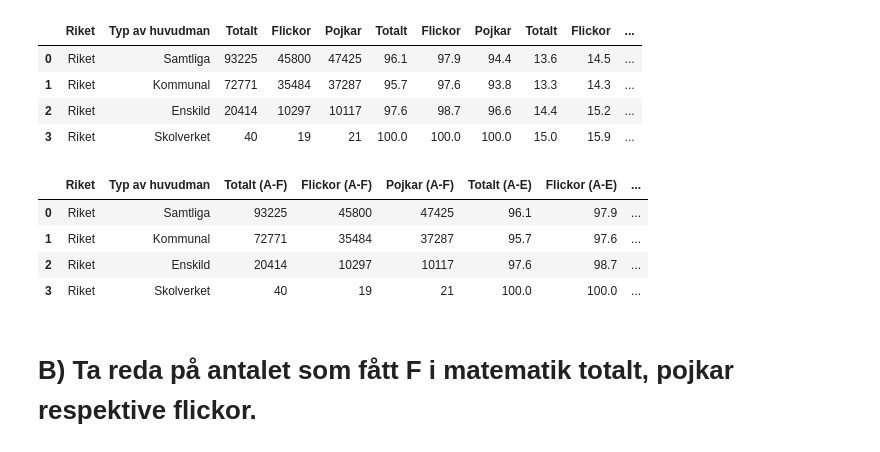
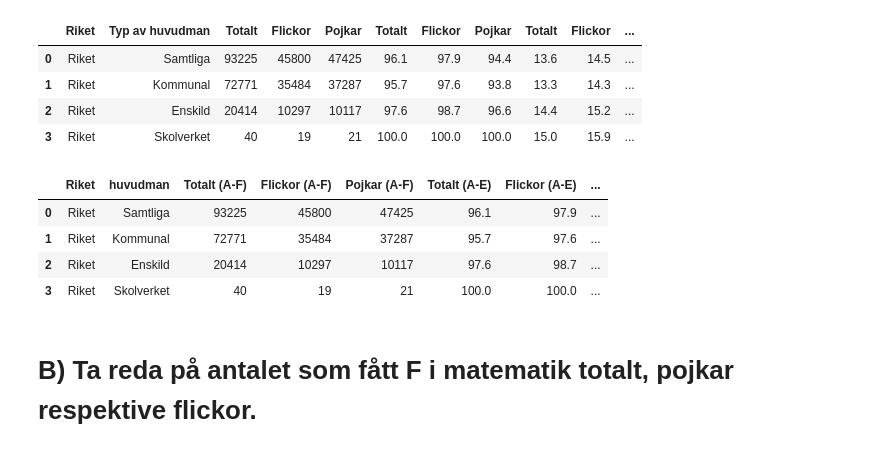
Before and after one commit to mosendamnit/Python-Muhsin-Ahmad-OPA23, a Jupyter notebook: Lab2/Uppgift_0/lab2.ipynb, the cells around one changed output. Drawn from its saved outputs; the diff is of its cells as text; code cells hidden in the pictures.

```diff
--- a/Lab2/Uppgift_0/lab2.ipynb
+++ b/Lab2/Uppgift_0/lab2.ipynb
@@ -16,15 +19,15 @@ df_skola
 | 2 | Riket | Enskild | 20414 | 10297 | 10117 | 97.6 | 98.7 | 96.6 | 14.4 | 15.2 | ... |
 | 3 | Riket | Skolverket | 40 | 19 | 21 | 100.0 | 100.0 | 100.0 | 15.0 | 15.9 | ... |
 # %%
-column_rename = {df_skola.columns[2]: "Totalt (A-F)" , df_skola.columns[3]: "Flickor (A-F)" , df_skola.columns[4]: "Pojkar (A-F)" , df_skola.columns[5]: "Totalt (A-E)" , df_skola.columns[6]: "Flickor (A-E)" , df_skola.columns[7]: "Pojkar (A-E)", df_skola.columns[8]: "Totalt (Poäng)" , df_skola.columns[9]: "Flickor (Poäng)" , df_skola.columns[10]: "Pojkar (Poäng)"}
+column_rename = {df_skola.columns[1]: "huvudman",df_skola.columns[2]: "Totalt (A-F)" , df_skola.columns[3]: "Flickor (A-F)" , df_skola.columns[4]: "Pojkar (A-F)" , df_skola.columns[5]: "Totalt (A-E)" , df_skola.columns[6]: "Flickor (A-E)" , df_skola.columns[7]: "Pojkar (A-E)", df_skola.columns[8]: "Totalt (Poäng)" , df_skola.columns[9]: "Flickor (Poäng)" , df_skola.columns[10]: "Pojkar (Poäng)"}
 
 df_skola = df_skola.rename(columns=column_rename)
 
 df_skola_svenska = df_skola
 
 df_skola_svenska
 # %% [output]
-|  | Riket | Typ av huvudman | Totalt (A-F) | Flickor (A-F) | Pojkar (A-F) | Totalt (A-E) | Flickor (A-E) | ... |
+|  | Riket | huvudman | Totalt (A-F) | Flickor (A-F) | Pojkar (A-F) | Totalt (A-E) | Flickor (A-E) | ... |
 | 0 | Riket | Samtliga | 93225 | 45800 | 47425 | 96.1 | 97.9 | ... |
 | 1 | Riket | Kommunal | 72771 | 35484 | 37287 | 95.7 | 97.6 | ... |
 | 2 | Riket | Enskild | 20414 | 10297 | 10117 | 97.6 | 98.7 | ... |
```
Also changed, not shown: parts of 14 cells of this notebook, 1 other file.
